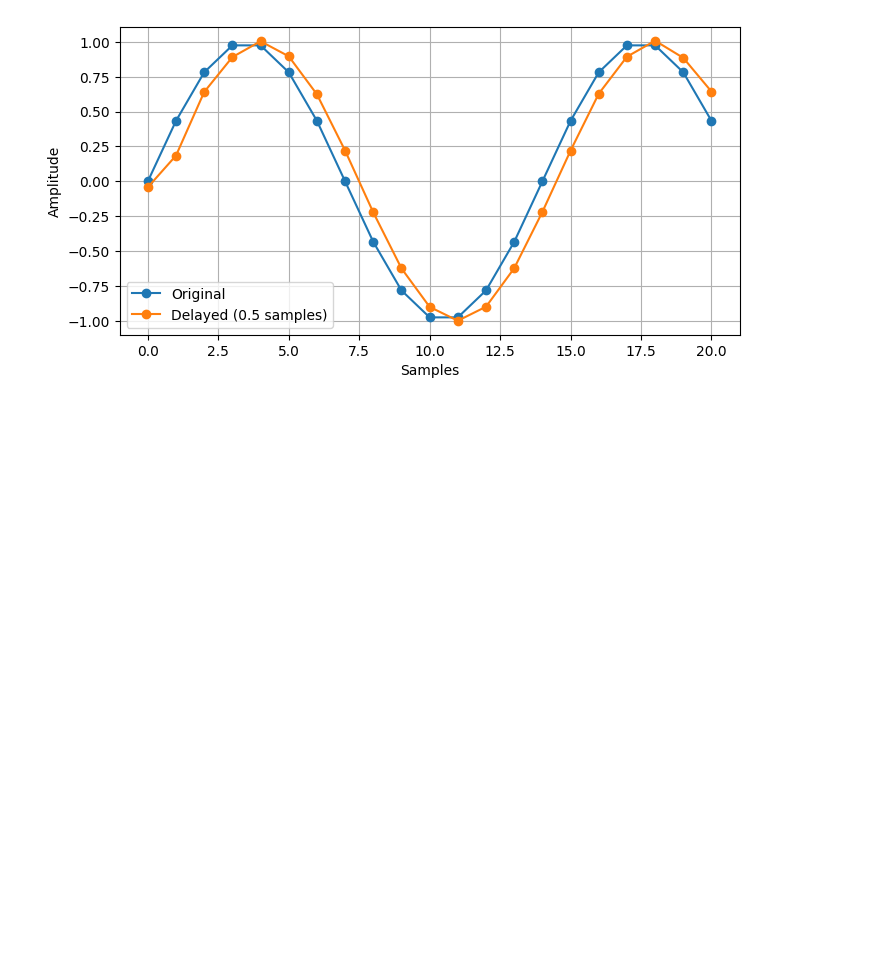
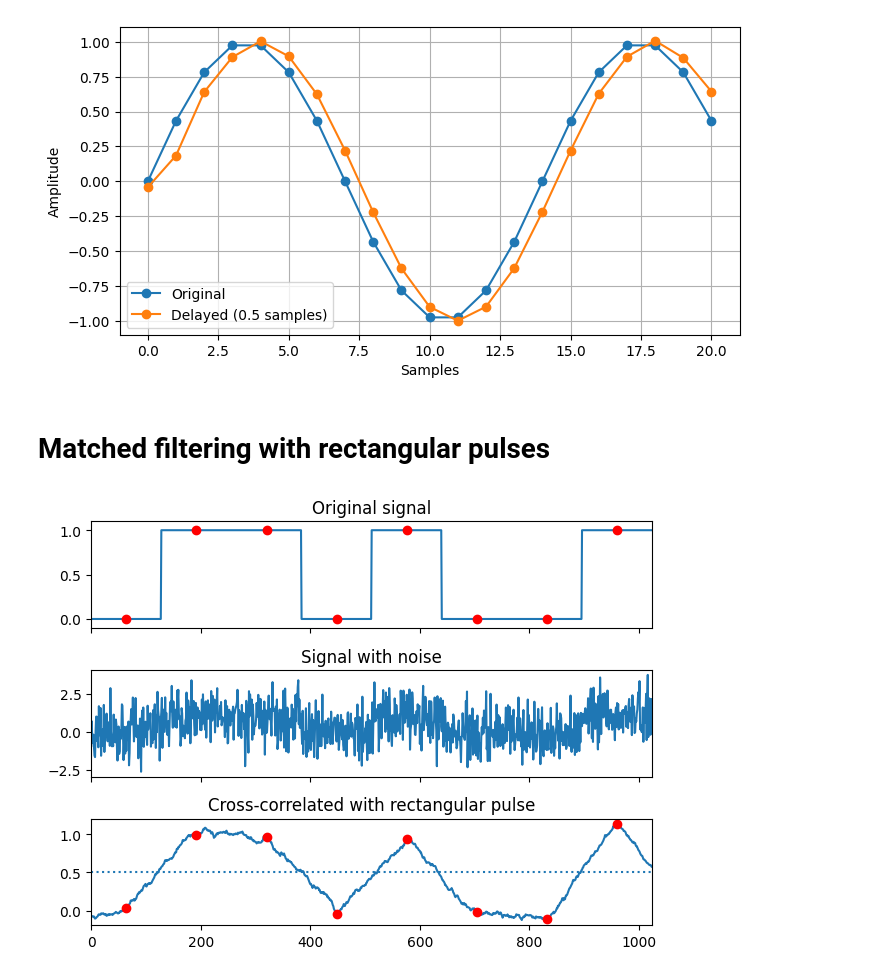
Before and after one commit to SDMote/SDR_projects, a Jupyter notebook: python_phy/test_802154.ipynb, the cells around one changed output. Saved outputs shown, nothing was run; the diff lists cells and outputs as text; code cells hidden in the pictures; blank space fills up the shorter version.

Commit message:
matched filtering with rectangular pulsees example using scipy.signal.correlate

```diff
--- a/python_phy/test_802154.ipynb
+++ b/python_phy/test_802154.ipynb
@@ -201,3 +201,31 @@ plt.grid(True)
 plt.show()
 # %% [output]
 [figure]
+# %% [markdown]
+# Matched filtering with rectangular pulses
+# %%
+import numpy as np
+from scipy import signal
+import matplotlib.pyplot as plt
+
+rng = np.random.default_rng()
+sig = np.repeat([0.0, 1.0, 1.0, 0.0, 1.0, 0.0, 0.0, 1.0], 128)
+sig_noise = sig + rng.standard_normal(len(sig))
+corr = signal.correlate(sig_noise, np.ones(128), mode="same") / 128
+
+clock = np.arange(64, len(sig), 128)
+fig, (ax_orig, ax_noise, ax_corr) = plt.subplots(3, 1, sharex=True)
+ax_orig.plot(sig)
+ax_orig.plot(clock, sig[clock], "ro")
+ax_orig.set_title("Original signal")
+ax_noise.plot(sig_noise)
+ax_noise.set_title("Signal with noise")
+ax_corr.plot(corr)
+ax_corr.plot(clock, corr[clock], "ro")
+ax_corr.axhline(0.5, ls=":")
+ax_corr.set_title("Cross-correlated with rectangular pulse")
+ax_orig.margins(0, 0.1)
+fig.tight_layout()
+plt.show()
+# %% [output]
+[figure, added]
```
